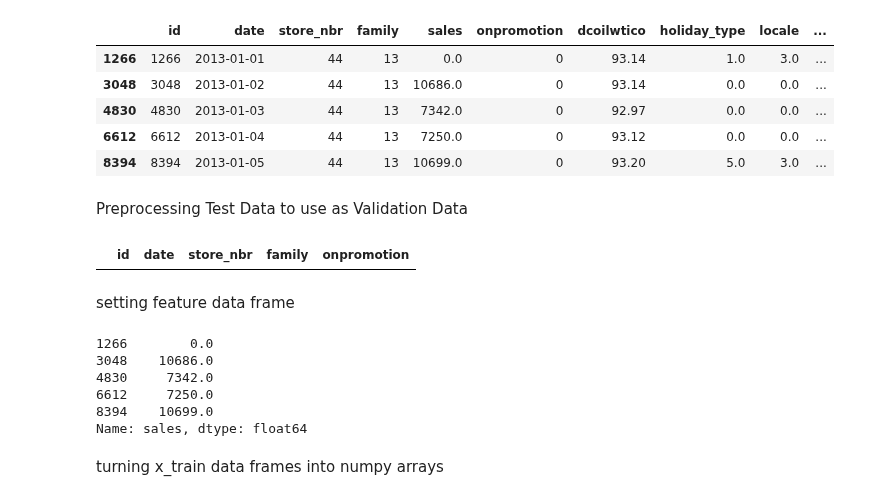
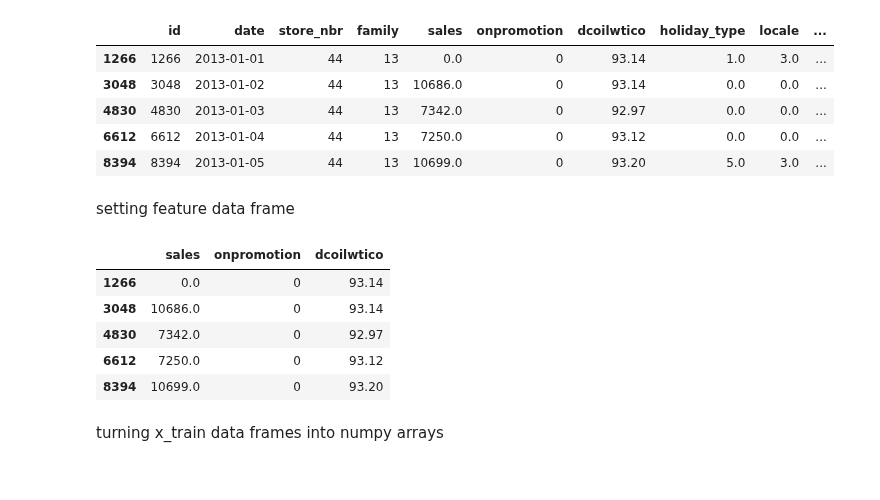
Before and after one commit to lieric90/Store-Sales, a Jupyter notebook: Store Sales Predictions/store_sale_predictions.ipynb, the cells around one changed output. Cells and saved outputs as stored; diff of their text form; code cells hidden in the pictures.

```diff
--- a/Store Sales Predictions/store_sale_predictions.ipynb
+++ b/Store Sales Predictions/store_sale_predictions.ipynb
@@ -384,27 +385,19 @@ training.head()
 | 4830 | 4830 | 2013-01-03 | 44 | 13 | 7342.0 | 0 | 92.97 | 0.0 | 0.0 | ... |
 | 6612 | 6612 | 2013-01-04 | 44 | 13 | 7250.0 | 0 | 93.12 | 0.0 | 0.0 | ... |
 | 8394 | 8394 | 2013-01-05 | 44 | 13 | 10699.0 | 0 | 93.20 | 5.0 | 3.0 | ... |
-# %% [markdown]
-Preprocessing Test Data to use as Validation Data
-# %%
-val_data = test[test["store_nbr"] == 44]
-val_data = val_data[val_data["family"] == 13]
-val_data.head()
-# %% [output]
-|  | id | date | store_nbr | family | onpromotion |
 # %% [markdown]
 setting feature data frame
 # %%
 #Removing unnecessary columns like state description and transferred as city is more descriptive than state and transferred is less descriptive than holiday type
-train = training['sales']
+train = training[['sales','onpromotion','dcoilwtico']]
 train.head()
 # %% [output]
-1266        0.0
-3048    10686.0
-4830     7342.0
-6612     7250.0
-8394    10699.0
-Name: sales, dtype: float64
+|  | sales | onpromotion | dcoilwtico |
+| 1266 | 0.0 | 0 | 93.14 |
+| 3048 | 10686.0 | 0 | 93.14 |
+| 4830 | 7342.0 | 0 | 92.97 |
+| 6612 | 7250.0 | 0 | 93.12 |
+| 8394 | 10699.0 | 0 | 93.20 |
 # %% [markdown]
 turning x_train data frames into numpy arrays
 # %%
```
Also changed, not shown: parts of 11 cells of this notebook.
